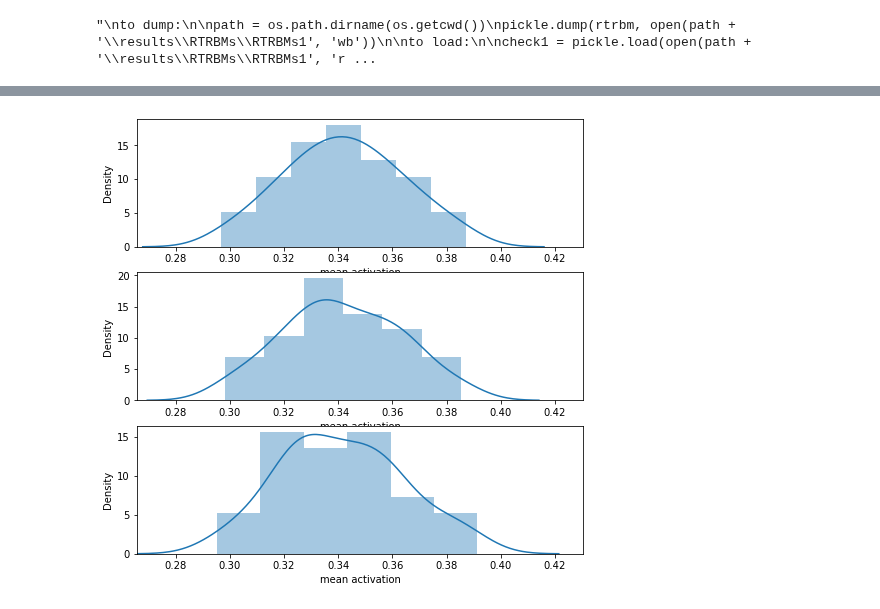
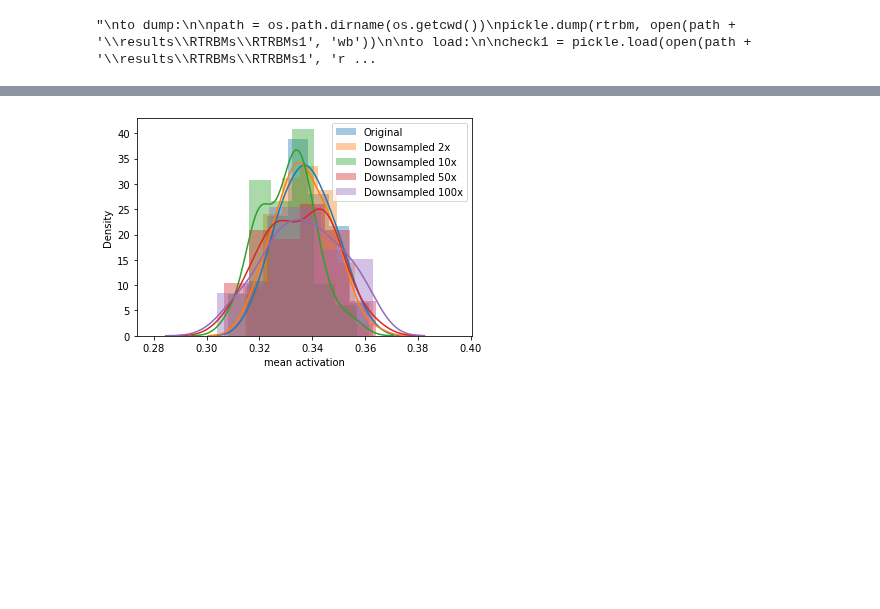
Before and after one commit to casperpeters/intern, a Jupyter notebook: notebooks/Poisson Time-shifted data/Sampling and transition rates.ipynb, the cells around one changed output, grey strips where cells are left out. Drawn from its saved outputs; the diff is of its cells as text; code cells hidden in the pictures; blank space fills up the shorter version.

```diff
--- a/notebooks/Poisson Time-shifted data/Sampling and transition rates.ipynb
+++ b/notebooks/Poisson Time-shifted data/Sampling and transition rates.ipynb
@@ -121,23 +133,26 @@ plt.show()
-# %%
-mean_data = torch.mean(data, (1, 2))
-mean_data_nsr = torch.mean(data_nsr, (1, 2))
-mean_data_nsr1 = torch.mean(data_nsr1, (1, 2))
-minimum = torch.min(torch.cat([mean_data, mean_data_nsr, mean_data_nsr1]))
-maximum = torch.max(torch.cat([mean_data, mean_data_nsr, mean_data_nsr1]))
-
-fig, ax = plt.subplots(3, 1, figsize=(8,8))
-sns.distplot(mean_data, ax=ax[0])
-ax[0].set_xlabel('mean activation')
-ax[0].set_xlim([0.9*minimum, 1.1*maximum])
-sns.distplot(mean_data_nsr, ax=ax[1])
-ax[1].set_xlabel('mean activation')
-ax[1].set_xlim([0.9*minimum, 1.1*maximum])
-sns.distplot(mean_data_nsr1, ax=ax[2])
-ax[2].set_xlabel('mean activation')
-ax[2].set_xlim([0.9*minimum, 1.1*maximum])
-plt.show()
-# %% [output]
-[figure, removed]
+# %%
+mean_data = torch.mean(data, (1, 2))
+mean_data_nsr2 = torch.mean(data_nsr2, (1, 2))
+mean_data_nsr10 = torch.mean(data_nsr10, (1, 2))
+mean_data_nsr50 = torch.mean(data_nsr50, (1, 2))
+mean_data_nsr100 = torch.mean(data_nsr100, (1, 2))
+
+minimum = torch.min(torch.cat([mean_data, mean_data_nsr2, mean_data_nsr10, mean_data_nsr50, mean_data_nsr100]))
+maximum = torch.max(torch.cat([mean_data, mean_data_nsr2, mean_data_nsr10, mean_data_nsr50, mean_data_nsr100]))
+
+sns.distplot(mean_data, label='Original')
+sns.distplot(mean_data_nsr2, label='Downsampled 2x')
+sns.distplot(mean_data_nsr10, label='Downsampled 10x')
+sns.distplot(mean_data_nsr50, label='Downsampled 50x')
+sns.distplot(mean_data_nsr100, label='Downsampled 100x')
+
+plt.xlabel('mean activation')
+plt.legend()
+plt.xlim([0.9*minimum, 1.1*maximum])
+
+plt.show()
+# %% [output]
+[figure, added]
 # %%
 rtrbm_original_data = RTRBM(data, N_H=3, device='cpu')
 rtrbm_original_data.learn(n_epochs=1000, batchsize=10, lr=1e-4)
```
Also changed, not shown: parts of 11 cells of this notebook, 4 other files.
